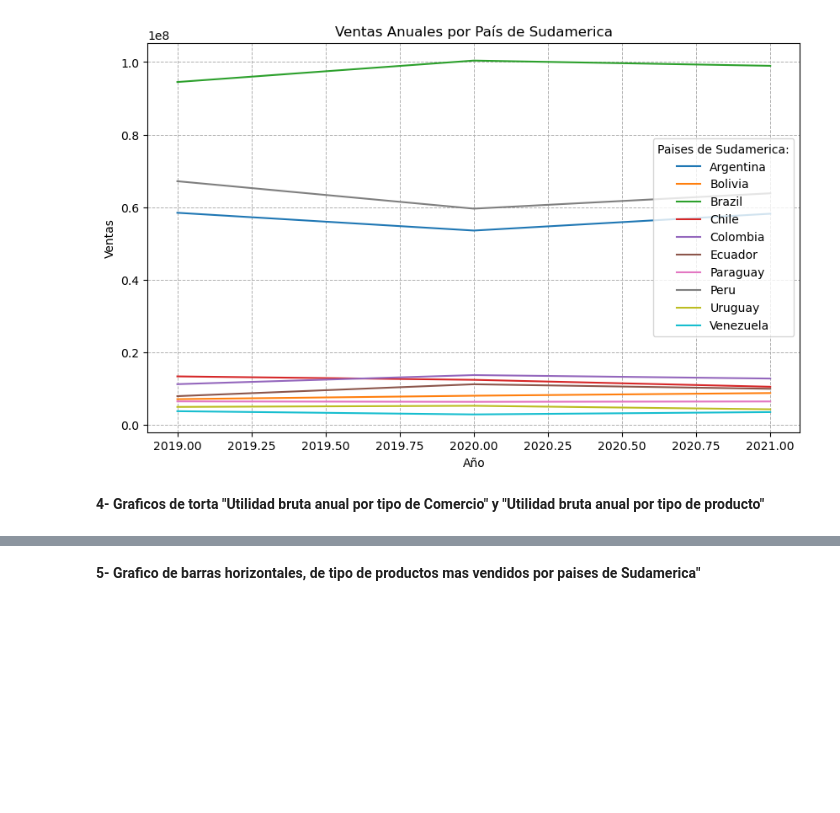
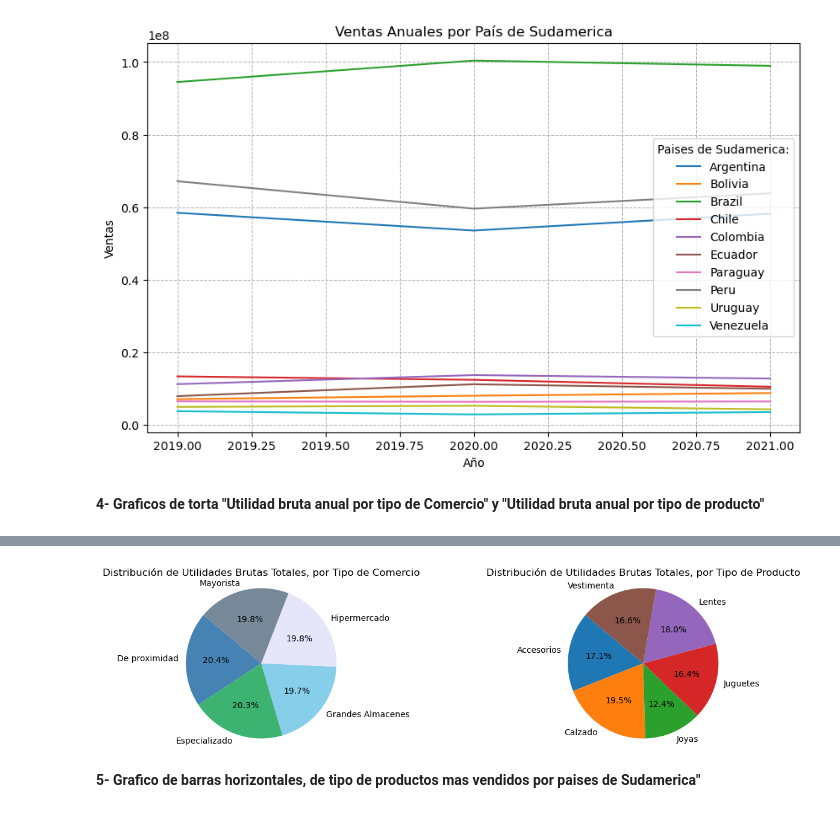
Before and after one commit to manuelpalomeque/ISPC--An-lisisDeDatos--DataBring, a Jupyter notebook: Proyecto Integrador - Analista de Datos - ISPC-Palomeque.ipynb, the cells around one changed output, grey strips where cells are left out. Cells and saved outputs as stored; diff of their text form; code cells hidden in the pictures; blank space fills up the shorter version.

Commit message:
Graficos de torta "Utilidad bruta anual por tipo de Comercio" y "Utilidad bruta anual por tipo de producto"

```diff
--- a/Proyecto Integrador - Analista de Datos - ISPC-Palomeque.ipynb
+++ b/Proyecto Integrador - Analista de Datos - ISPC-Palomeque.ipynb
@@ -762,3 +762,6 @@ plt.show()
 [figure]
 # %% [markdown]
 **4- Graficos de torta "Utilidad bruta anual por tipo de Comercio" y "Utilidad bruta anual por tipo de producto"**
+# %%
+utilidadBPorTipoComercio = dataframe.groupby('tipo_comercio')['utilidad_bruta'].sum().reset_index()
+utilidadBPorTipoComercio
@@ -764,0 +775,3 @@ plt.show()
+# %%
+utilidadBPorTipoProducto = dataframe.groupby('tipo_producto')['utilidad_bruta'].sum().reset_index()
+utilidadBPorTipoProducto
@@ -765,3 +786,21 @@ plt.show()
+# %%
+plt.figure(figsize=(15, 25))
+
+# Utilidades Brutas Totales, por Tipo de Comercio
+plt.subplot(6,2,1)
+plt.pie(utilidadBPorTipoComercio['utilidad_bruta'], labels=utilidadBPorTipoComercio['tipo_comercio'], autopct='%1.1f%%', startangle=140, colors = ['SteelBlue', 'MediumSeaGreen', 'SkyBlue', 'Lavender', 'LightSlateGray', 'Turquoise'])
+plt.title('Distribución de Utilidades Brutas Totales, por Tipo de Comercio')
+plt.axis('equal')
+
+# Utilidades Brutas Totales, por Tipo de Producto
+plt.subplot(6,2,2)
+plt.pie(utilidadBPorTipoProducto['utilidad_bruta'], labels=utilidadBPorTipoProducto['tipo_producto'], autopct='%1.1f%%', startangle=140)
+plt.title('Distribución de Utilidades Brutas Totales, por Tipo de Producto')
+plt.axis('equal')
+
+plt.show()
+# %% [output]
+[figure, added]
 # %% [markdown]
 **5- Grafico de barras horizontales, de tipo de productos mas vendidos por paises de Sudamerica"**
 # %%
```
Also changed, not shown: parts of 2 cells of this notebook.
